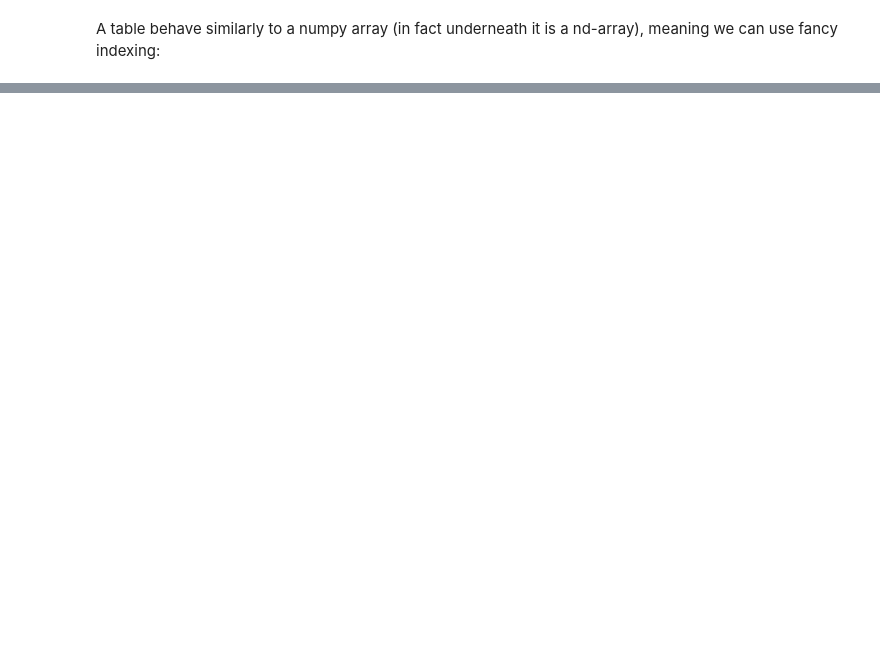
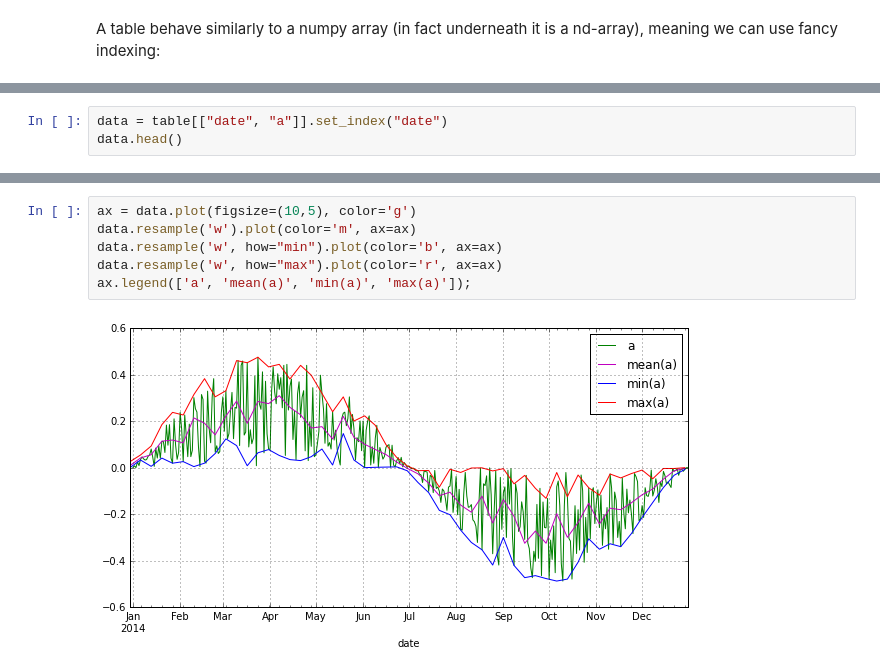
Before and after one commit to smartinsightsfromdata/notebooks, a Jupyter notebook: Introductions/Tutorial - 1.4 - Pandas.ipynb, the cells around one changed output, grey strips where cells are left out. Drawn from its saved outputs; the diff is of its cells as text; blank space fills up the shorter version.

```diff
--- a/Introductions/Tutorial - 1.4 - Pandas.ipynb
+++ b/Introductions/Tutorial - 1.4 - Pandas.ipynb
@@ -96,0 +269,3 @@ missing_data
+# %%
+data = table[["date", "a"]].set_index("date")
+data.head()
@@ -96,0 +280,8 @@ missing_data
+# %%
+ax = data.plot(figsize=(10,5), color='g')
+data.resample('w').plot(color='m', ax=ax)
+data.resample('w', how="min").plot(color='b', ax=ax)
+data.resample('w', how="max").plot(color='r', ax=ax)
+ax.legend(['a', 'mean(a)', 'min(a)', 'max(a)']);
+# %% [output]
+[figure, added]
```
Also changed, not shown: parts of 36 cells of this notebook.
